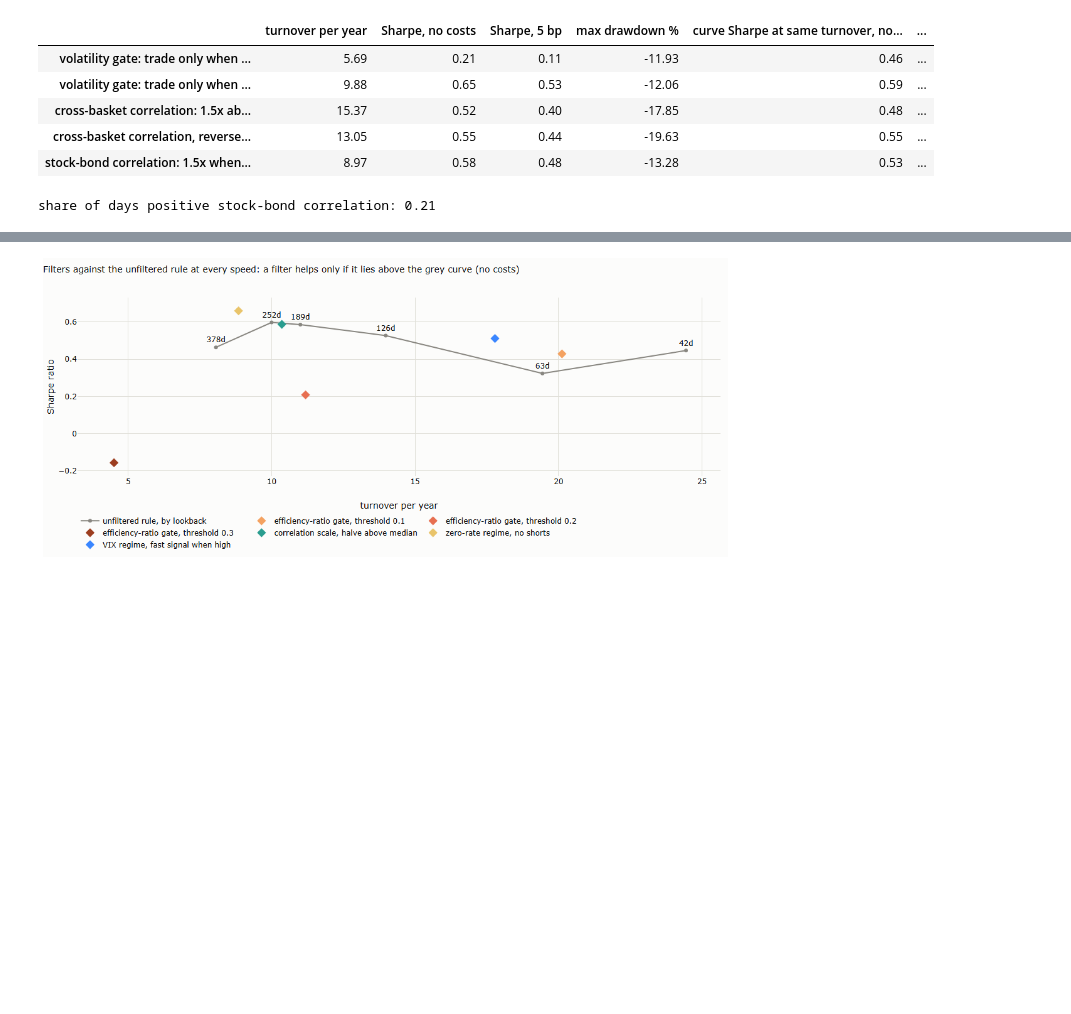
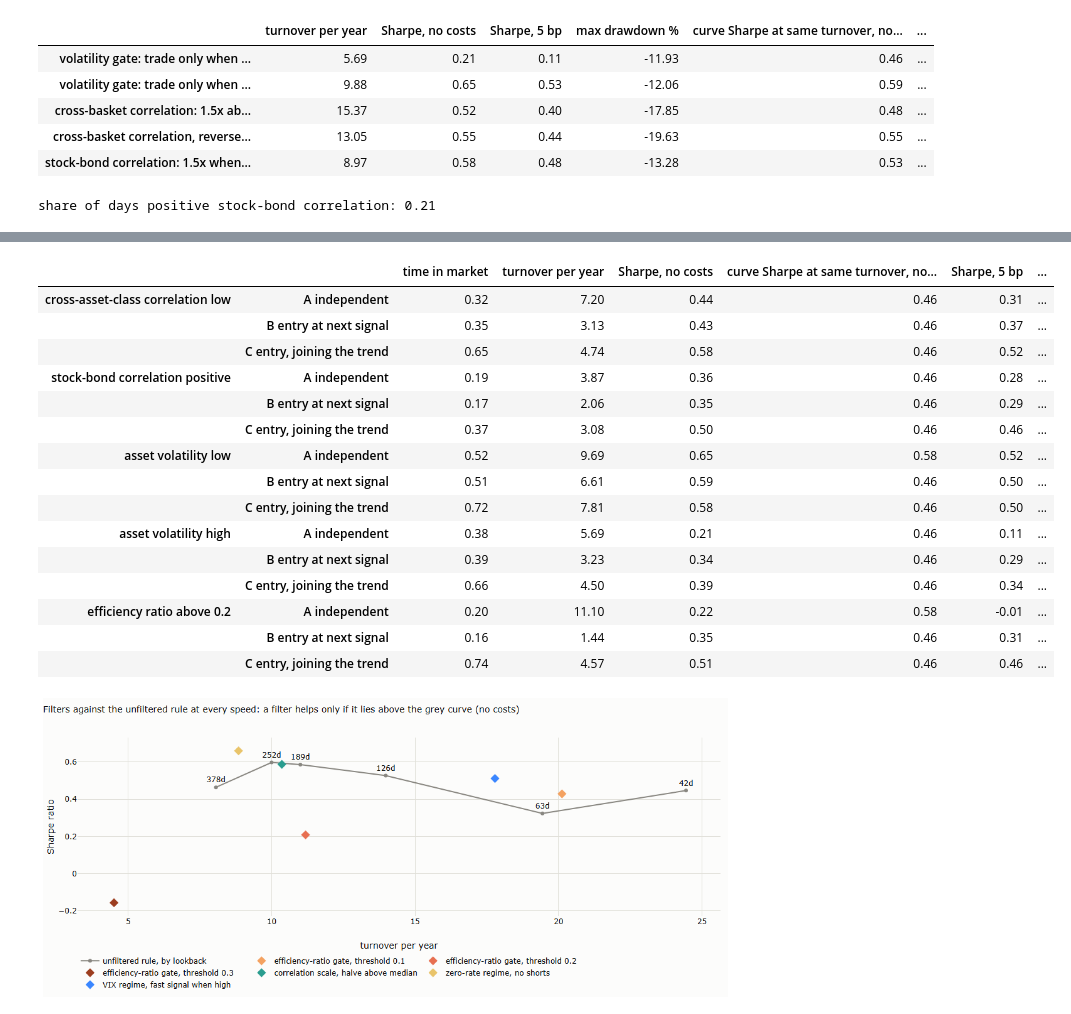
Before and after one commit to MaxGnesi/systematic-trading-notes, a Jupyter notebook: lectures/08-filters-and-overlays/08_filters_and_overlays.ipynb, the cells around one changed output, grey strips where cells are left out. Saved outputs shown, nothing was run; the diff lists cells and outputs as text; code cells hidden in the pictures; blank space fills up the shorter version.

```diff
--- a/lectures/08-filters-and-overlays/08_filters_and_overlays.ipynb
+++ b/lectures/08-filters-and-overlays/08_filters_and_overlays.ipynb
@@ -220,3 +228,78 @@ share of days positive stock-bond correlation: 0.21
+# %%
+def attach(sig, on, mode):
+    on = on.reindex(sig.index).fillna(False).astype(bool)
+    out = pd.DataFrame(0.0, index=sig.index, columns=sig.columns)
+    for t_ in sig.columns:
+        s_ = sig[t_].to_numpy(); o_ = on[t_].to_numpy()
+        pos, prev, ps = 0.0, 0.0, []
+        for v, f in zip(s_, o_):
+            if np.isnan(v) or v == 0:
+                pos, prev = 0.0, 0.0 if np.isnan(v) else v
+                ps.append(pos); continue
+            turned = v != prev
+            if mode == "A":
+                pos = v if f else 0.0
+            elif mode == "B":
+                if turned:
+                    pos = v if f else 0.0
+            elif mode == "C":
+                if turned:
+                    pos = v if f else 0.0
+                elif pos == 0 and f:
+                    pos = v
+            prev = v
+            ps.append(pos)
+        out[t_] = ps
+    return out
+
+
+def cells(series_or_frame):
+    if isinstance(series_or_frame, pd.Series):
+        return pd.DataFrame(np.repeat(series_or_frame.values[:, None], len(TICKERS), axis=1), index=idx, columns=TICKERS)
+    return series_or_frame
+
+
+regimes_on = {
+    "cross-asset-class correlation low": cells((xcorr <= xcorr_med).fillna(False)),
+    "stock-bond correlation positive": cells((sb > 0).fillna(False)),
+    "asset volatility low": hv_cells.eq(False),
+    "asset volatility high": hv_cells,
+    "efficiency ratio above 0.2": (er > 0.2).fillna(False),
+}
+rows = {}
+for name, on in regimes_on.items():
+    for mode, lab in (("A", "A independent"), ("B", "B entry at next signal"), ("C", "C entry, joining the trend")):
+        p_, t_ = run(attach(base_sig, on, mode))
+        m = metrics(p_, t_)
+        m["curve Sharpe at same turnover, no costs"] = on_curve(m["turnover per year"], "Sharpe, no costs")
+        d = pd.concat([p_, base_port], axis=1, keys=["f", "b"]).dropna()
+        X = np.column_stack([np.ones(len(d)), d.b])
+        beta = np.linalg.lstsq(X, d.f, rcond=None)[0]
+        e = d.f - X @ beta
+        se = np.sqrt(np.diag(e @ e / (len(d) - 2) * np.linalg.inv(X.T @ X)))
+        m["alpha over unfiltered, % a year"] = 100 * 252 * beta[0]
+        m["t(alpha)"] = beta[0] / se[0]
+        m["time in market"] = float((attach(base_sig, on, mode).loc[START:] != 0).mean().mean())
+        rows[(name, lab)] = m
+attach_table = pd.DataFrame(rows).T
+display(attach_table[["time in market", "turnover per year", "Sharpe, no costs", "curve Sharpe at same turnover, no costs", "Sharpe, 5 bp", "alpha over unfiltered, % a year", "t(alpha)"]].round(2))
+# %% [output]
+|  |  | time in market | turnover per year | Sharpe, no costs | curve Sharpe at same turnover, no... | Sharpe, 5 bp | ... |
+| cross-asset-class correlation low | A independent | 0.32 | 7.20 | 0.44 | 0.46 | 0.31 | ... |
+|  | B entry at next signal | 0.35 | 3.13 | 0.43 | 0.46 | 0.37 | ... |
+|  | C entry, joining the trend | 0.65 | 4.74 | 0.58 | 0.46 | 0.52 | ... |
+| stock-bond correlation positive | A independent | 0.19 | 3.87 | 0.36 | 0.46 | 0.28 | ... |
+|  | B entry at next signal | 0.17 | 2.06 | 0.35 | 0.46 | 0.29 | ... |
+|  | C entry, joining the trend | 0.37 | 3.08 | 0.50 | 0.46 | 0.46 | ... |
+| asset volatility low | A independent | 0.52 | 9.69 | 0.65 | 0.58 | 0.52 | ... |
+|  | B entry at next signal | 0.51 | 6.61 | 0.59 | 0.46 | 0.50 | ... |
+|  | C entry, joining the trend | 0.72 | 7.81 | 0.58 | 0.46 | 0.50 | ... |
+| asset volatility high | A independent | 0.38 | 5.69 | 0.21 | 0.46 | 0.11 | ... |
+|  | B entry at next signal | 0.39 | 3.23 | 0.34 | 0.46 | 0.29 | ... |
+|  | C entry, joining the trend | 0.66 | 4.50 | 0.39 | 0.46 | 0.34 | ... |
+| efficiency ratio above 0.2 | A independent | 0.20 | 11.10 | 0.22 | 0.58 | -0.01 | ... |
+|  | B entry at next signal | 0.16 | 1.44 | 0.35 | 0.46 | 0.31 | ... |
+|  | C entry, joining the trend | 0.74 | 4.57 | 0.51 | 0.46 | 0.46 | ... |
 # %%
 fig = go.Figure()
 fig.add_scatter(x=cs["turnover per year"], y=cs["Sharpe, no costs"], mode="lines+markers+text", name="unfiltered rule, by lookback",
```
Also changed, not shown: parts of 1 cell of this notebook, 1 other file.
